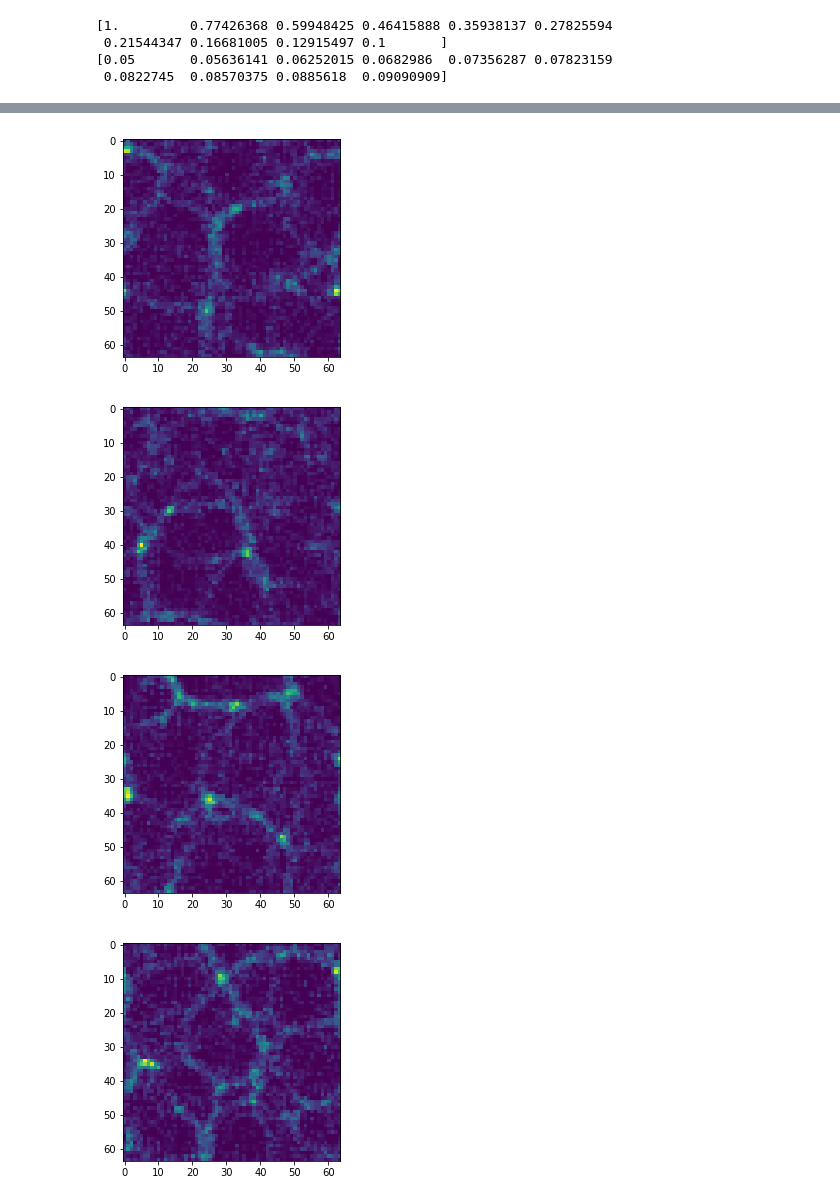
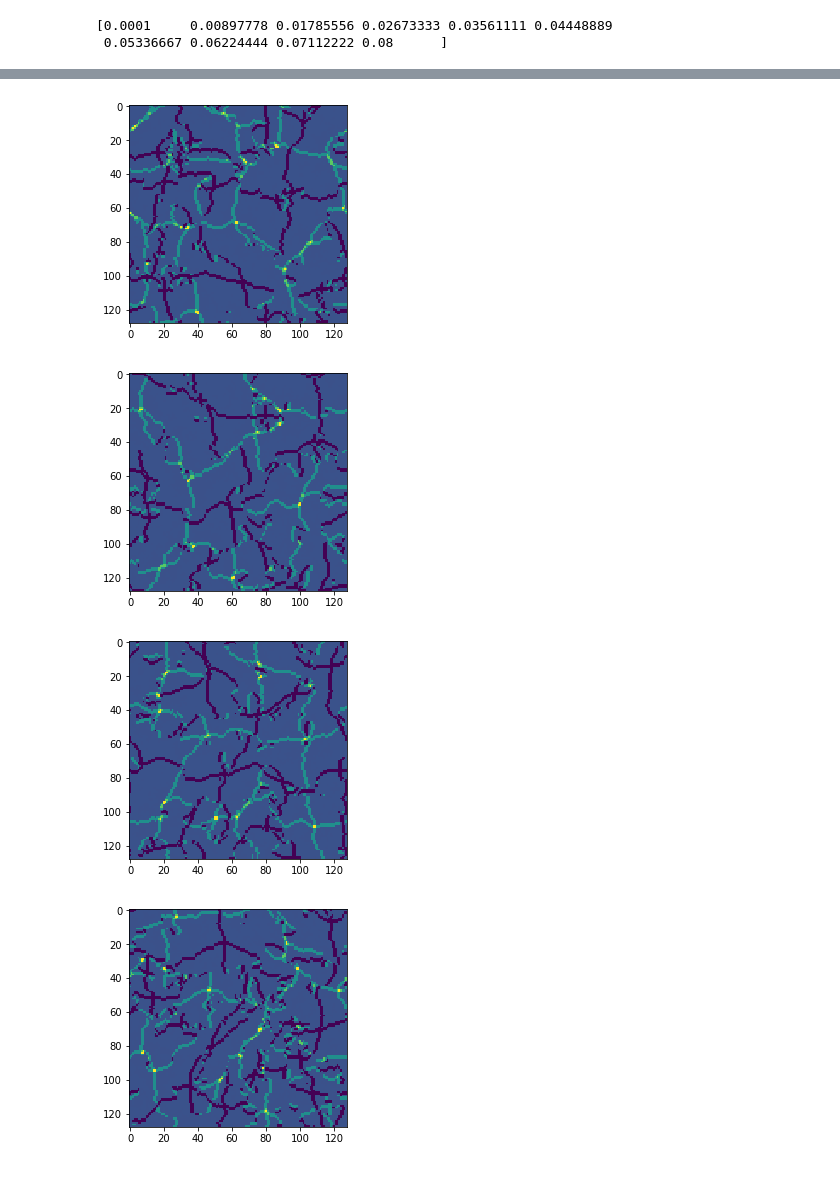
Before and after one commit to ArgonneCPAC/StatMLmeet, a Jupyter notebook: zeldo/notebooks/Zeldo 2d data generation.ipynb, the cells around one changed output, grey strips where cells are left out. Saved outputs shown, nothing was run; the diff lists cells and outputs as text; code cells hidden in the pictures.

```diff
--- a/zeldo/notebooks/Zeldo 2d data generation.ipynb
+++ b/zeldo/notebooks/Zeldo 2d data generation.ipynb
@@ -37 +45,6 @@ def apply_powerlaw_power_spectrum3d(f, n=-1.0,min_freq=2.0,max_freq=200.0):
     return np.fft.ifftn(f_fourier).real
+# %%
+resolution = 128
+linear_field = apply_powerlaw_power_spectrum(whitenoise(resolution))
+plt.figure()
+plt.imshow(linear_field)
@@ -86,7 +102,7 @@ def evolved_particle_positions(den, time):
     """Generate a grid of particles, one for each cell of the density field,
     then displace those particles along gradient of potential implied by
     the density field."""
-    N = 64
+    N = resolution
     x,y = np.mgrid[0.:N,0.:N]
     grad_x, grad_y = get_potential_gradients(den)
     x+=time*grad_x
@@ -103,7 +119,7 @@ def evolved_particle_positions_nonflat(den, time):
     """Generate a grid of particles, one for each cell of the density field,
     then displace those particles along gradient of potential implied by
     the density field."""
-    N = 64
+    N = resolution
     x,y = np.mgrid[0.:N,0.:N]
     grad_x, grad_y = get_potential_gradients(den)
     x+=time*grad_x
@@ -229,19 +266,27 @@ def densityCIC3d(x,y,z):   #  0 <  x, y, z < nGr in 1D
 # %%
-resolution = 64
+resolution = 128
 nGrid = resolution
 num_samples = 5
 
-a = np.logspace(np.log10(1),np.log10(0.1),10)
-print(a)
+#a = np.logspace(np.log10(1),np.log10(0.1),10)
+#print(a)
+
+#times=np.logspace(np.log10(0.0001),np.log10(0.08),10)
+times=np.linspace(0.0001,0.08,10)
+print(times)
+
+#### [times] array is the series of times that we generate snapshots. Simply change it and range of j correspondingly.
 
 
+linear_field = apply_powerlaw_power_spectrum(whitenoise(resolution))
+#pl
 
-times = 1/(1+a)
-print(times)
+#times = 1/(1+a)
+#print(times)
 
 
 for j in range(10):
-  datamatrix = np.zeros((num_samples,64,64))
+  datamatrix = np.zeros((num_samples,resolution,resolution))
   for i in range(num_samples):
     np.random.seed(i)
 
@@ -268,9 +313,7 @@ for j in range(10):
     #ax.scatter(x1, y1, s=0.001, label = 'Time' + str(t1))
     #plt.show()
     #redshift =
-  np.save(f'redshift={a[j]},time={times[j]}',datamatrix)
+  np.save('num_'+str(j),datamatrix)
 # %% [output]
-[1.         0.77426368 0.59948425 0.46415888 0.35938137 0.27825594
- 0.21544347 0.16681005 0.12915497 0.1       ]
-[0.05       0.05636141 0.06252015 0.0682986  0.07356287 0.07823159
- 0.0822745  0.08570375 0.0885618  0.09090909]
+[0.0001     0.00897778 0.01785556 0.02673333 0.03561111 0.04448889
+ 0.05336667 0.06224444 0.07112222 0.08      ]
@@ -278,4 +321,4 @@ for j in range(10):
-[figure, old version]
+[figure, new version]
-[figure, old version]
+[figure, new version]
-[figure, old version]
+[figure, new version]
-[figure, old version]
+[figure, new version]
```
Also changed, not shown: parts of 13 cells of this notebook.
